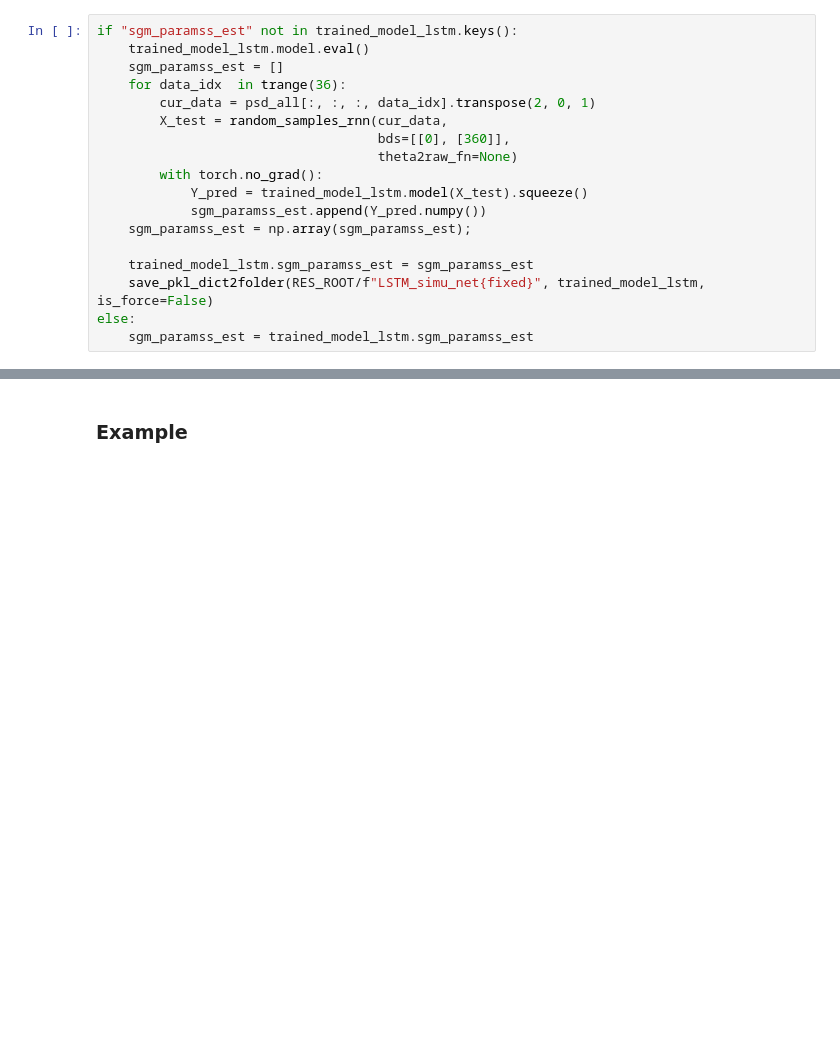
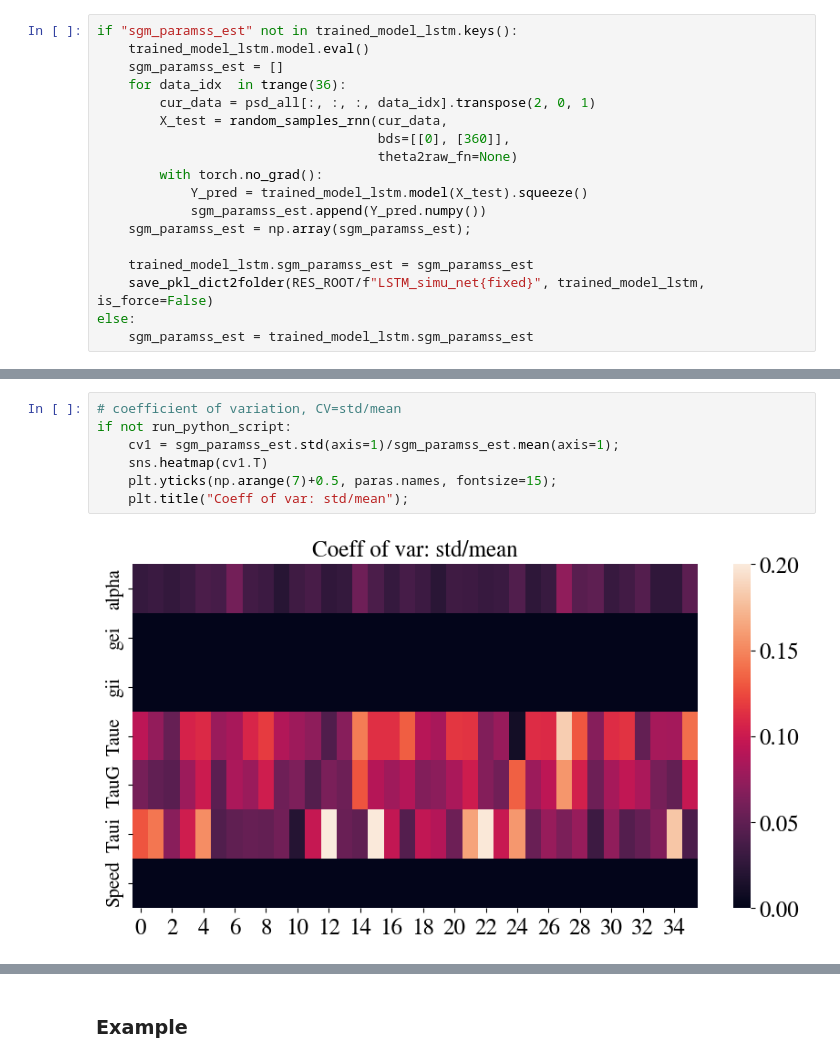
Before and after one commit to JINhuaqing/TV-SGM, a Jupyter notebook: notebooks/ana_real_data_demo.ipynb, the cells around one changed output, grey strips where cells are left out. Cells and saved outputs as stored; diff of their text form; blank space fills up the shorter version.

```diff
--- a/notebooks/ana_real_data_demo.ipynb
+++ b/notebooks/ana_real_data_demo.ipynb
@@ -238,3 +238,12 @@ if not run_python_script:
+# %%
+# coefficient of variation, CV=std/mean
+if not run_python_script:
+    cv1 = sgm_paramss_est.std(axis=1)/sgm_paramss_est.mean(axis=1);
+    sns.heatmap(cv1.T)
+    plt.yticks(np.arange(7)+0.5, paras.names, fontsize=15);
+    plt.title("Coeff of var: std/mean");
+# %% [output]
+[figure, added]
 # %%
 if not run_python_script:
     corr_mat = np.array([np.corrcoef(sgm_params_est[:, dy_mask==1].T) for sgm_params_est in sgm_paramss_est]).mean(axis=0)
```
Also changed, not shown: parts of 21 cells of this notebook, 1 other file.
